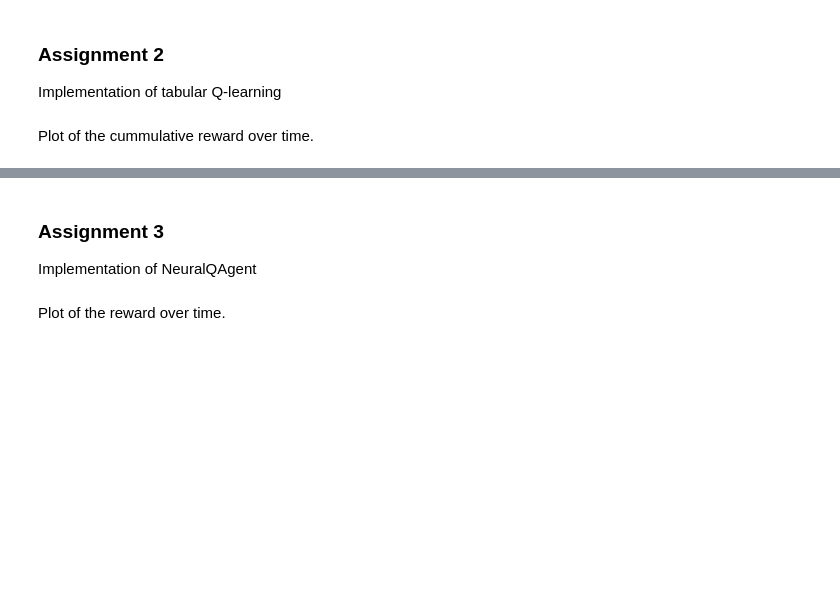
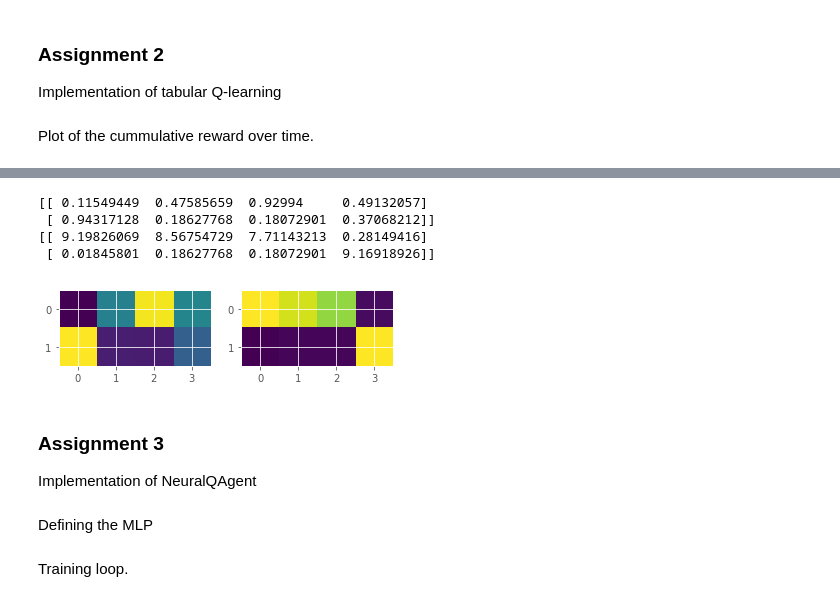
Before and after one commit to pieterwolfert/ccn, a Jupyter notebook: assignment5/assignment5.ipynb, the cells around one changed output, grey strips where cells are left out. Saved outputs shown, nothing was run; the diff lists cells and outputs as text; code cells hidden in the pictures; blank space fills up the shorter version.

```diff
--- a/assignment5/assignment5.ipynb
+++ b/assignment5/assignment5.ipynb
@@ -115,4 +121,22 @@ plt.show()
 [figure]
+# %%
+#plot Q values
+plt.figure(1)
+plt.subplot(121)
+plt.imshow(np.transpose(Q_before))
+
+plt.subplot(122)
+plt.imshow(np.transpose(Q_after))
+plt.show
+
+print np.transpose(Q_before)
+print np.transpose(Q_after)
+# %% [output]
+[[ 0.11549449  0.47585659  0.92994     0.49132057]
+ [ 0.94317128  0.18627768  0.18072901  0.37068212]]
+[[ 9.19826069  8.56754729  7.71143213  0.28149416]
+ [ 0.01845801  0.18627768  0.18072901  9.16918926]]
+[figure, added]
 # %% [markdown]
 ### Assignment 3
 Implementation of NeuralQAgent
@@ -121,2 +142,0 @@ Implementation of NeuralQAgent
-# %% [markdown]
-Plot of the reward over time.
@@ -122,0 +173,2 @@ Plot of the reward over time.
+# %% [markdown]
+Defining the MLP
@@ -122,0 +210,2 @@ Plot of the reward over time.
+# %% [markdown]
+Training loop.
```
Also changed, not shown: parts of 13 cells of this notebook.
